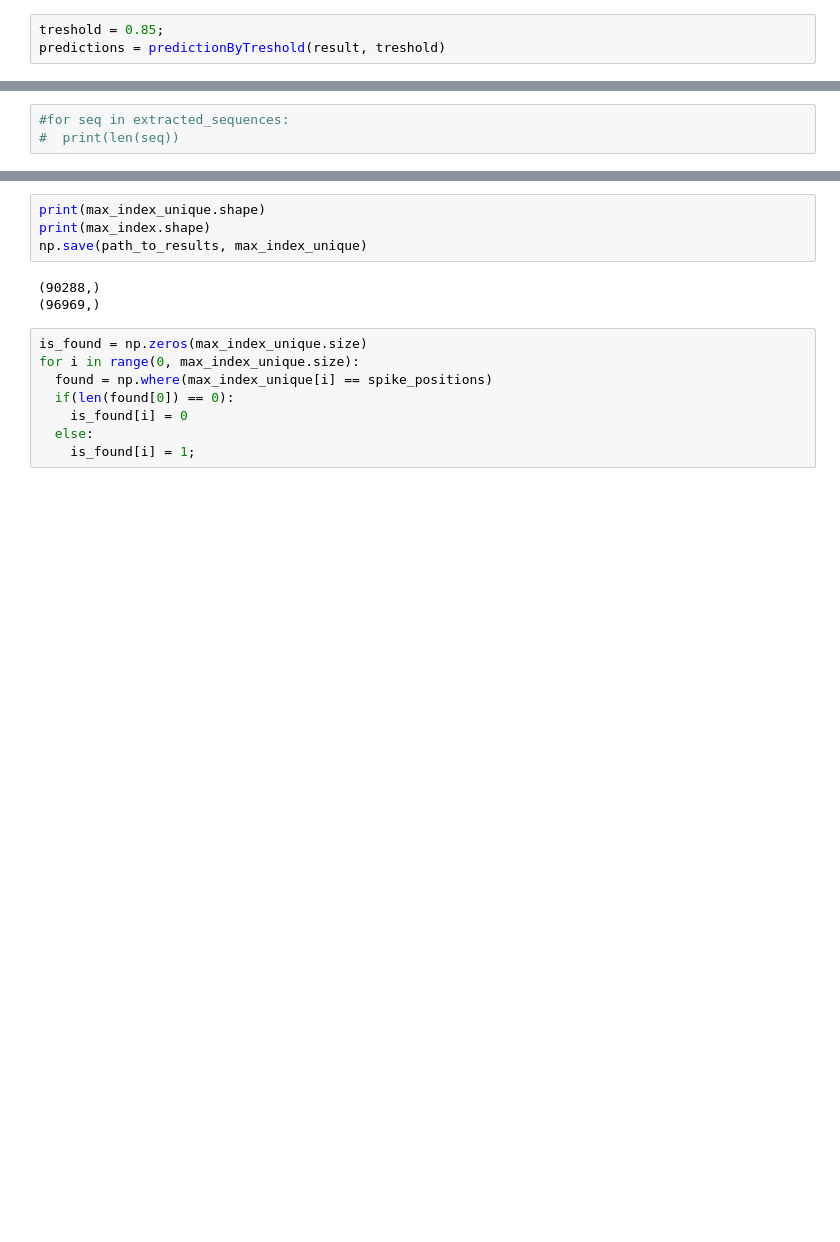
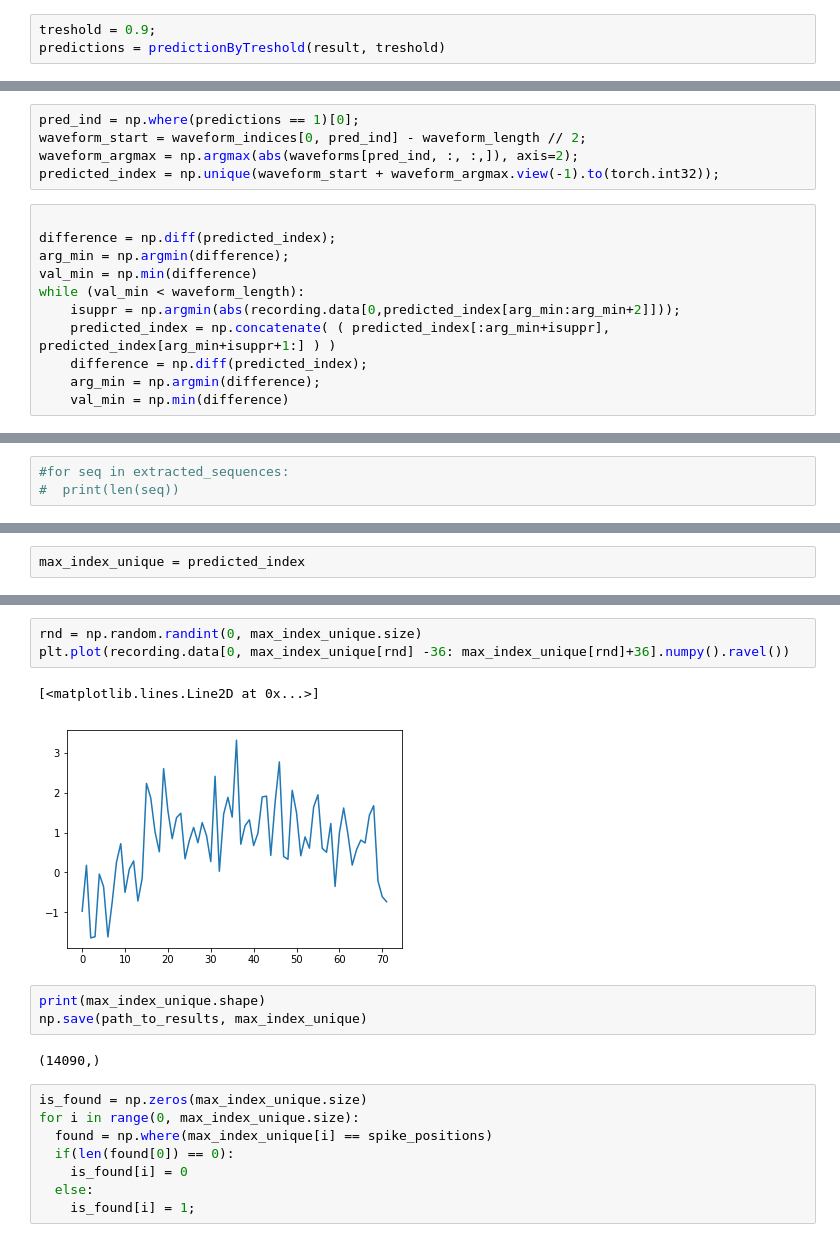
Before and after one commit to Nomow/deep-learning-based-spike-detection-and-sorting, a Jupyter notebook: notebooks/detect.ipynb, the cells around one changed output, grey strips where cells are left out. Cells and saved outputs as stored; diff of their text form; blank space fills up the shorter version.

```diff
--- a/notebooks/detect.ipynb
+++ b/notebooks/detect.ipynb
@@ -100,5 +108,5 @@ def predictionByTreshold(result, treshold):
         prediction[i] = 0;
   return prediction;
 # %%
-treshold = 0.85;
+treshold = 0.9;
 predictions = predictionByTreshold(result, treshold)
@@ -105,3 +117,19 @@ predictions = predictionByTreshold(result, treshold)
+# %%
+pred_ind = np.where(predictions == 1)[0];
+waveform_start = waveform_indices[0, pred_ind] - waveform_length // 2;
+waveform_argmax = np.argmax(abs(waveforms[pred_ind, :, :,]), axis=2);
+predicted_index = np.unique(waveform_start + waveform_argmax.view(-1).to(torch.int32));
+# %%
+
+difference = np.diff(predicted_index);
+arg_min = np.argmin(difference);
+val_min = np.min(difference)
+while (val_min < waveform_length):
+    isuppr = np.argmin(abs(recording.data[0,predicted_index[arg_min:arg_min+2]]));
+    predicted_index = np.concatenate( ( predicted_index[:arg_min+isuppr], predicted_index[arg_min+isuppr+1:] ) )
+    difference = np.diff(predicted_index);
+    arg_min = np.argmin(difference);
+    val_min = np.min(difference)
 # %%
 print(np.where(predictions == 1)[0].shape)
 print(np.where(predictions == 0)[0].shape)
@@ -169,0 +165,2 @@ max_index_unique = np.unique(max_index)
+# %%
+max_index_unique = predicted_index
@@ -174,10 +188,14 @@ array([    1516,     1763,     1893, ..., 71997977, 71999418, 71999801])
+# %%
+rnd = np.random.randint(0, max_index_unique.size)
+plt.plot(recording.data[0, max_index_unique[rnd] -36: max_index_unique[rnd]+36].numpy().ravel())
+# %% [output]
+[<matplotlib.lines.Line2D at 0x...>]
+[figure, added]
 # %%
 print(max_index_unique.shape)
-print(max_index.shape)
 np.save(path_to_results, max_index_unique)
 # %% [output]
-(90288,)
-(96969,)
+(14090,)
 # %%
 is_found = np.zeros(max_index_unique.size)
 for i in range(0, max_index_unique.size):
```
Also changed, not shown: parts of 27 cells of this notebook, 14 other files.
